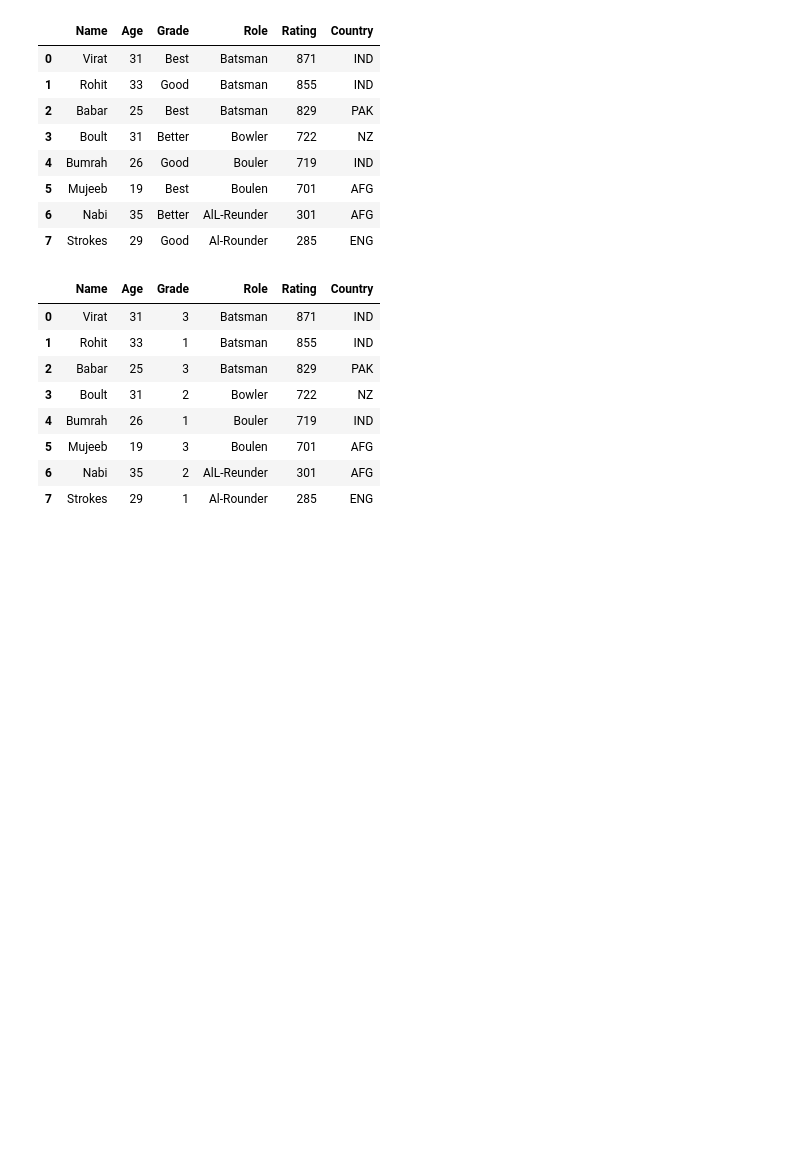
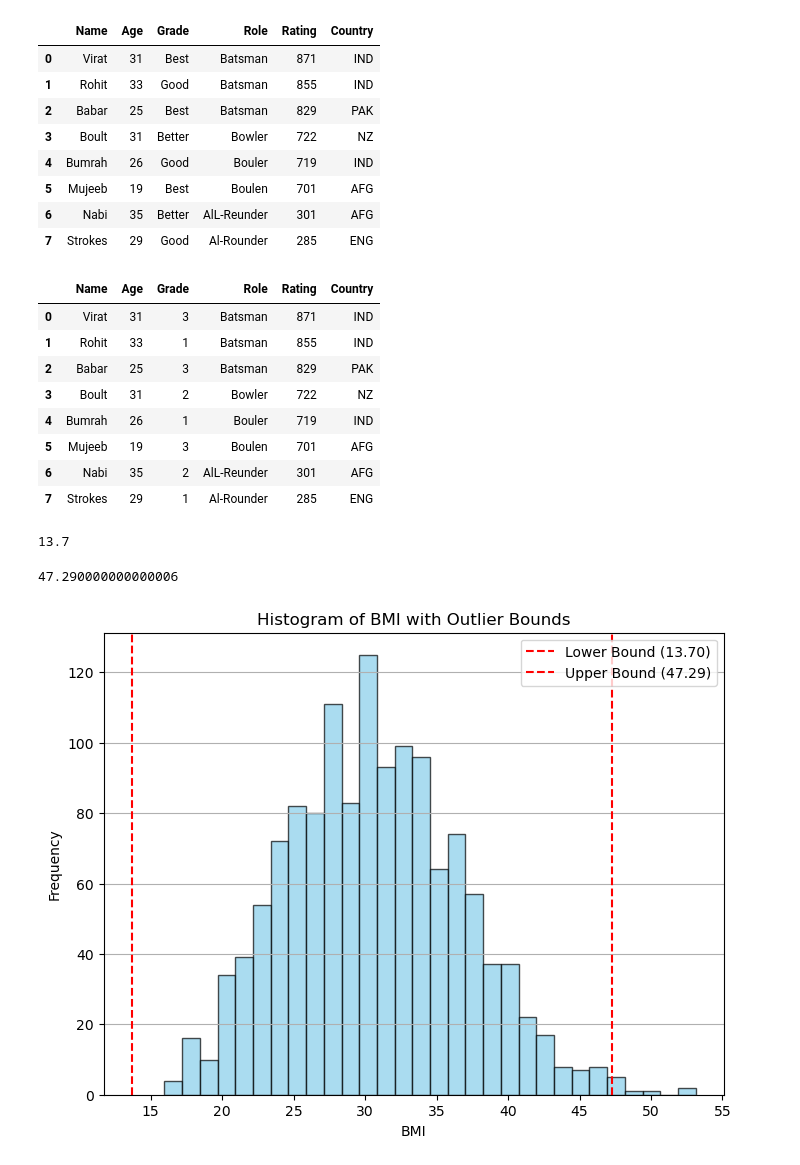
Before and after one commit to Malinda1/data_preprocessing, a Jupyter notebook: data preprocessing.ipynb, the cells around one changed output. Cells and saved outputs as stored; diff of their text form; code cells hidden in the pictures; blank space fills up the shorter version.

Commit message:
Find the outliers in best way

```diff
--- a/data preprocessing.ipynb
+++ b/data preprocessing.ipynb
@@ -427,3 +427,35 @@ cricketers
 | 5 | Mujeeb | 19 | 3 | Boulen | 701 | AFG |
 | 6 | Nabi | 35 | 2 | AlL-Reunder | 301 | AFG |
 | 7 | Strokes | 29 | 1 | Al-Rounder | 285 | ENG |
+# %%
+data_02 = pd.read_csv(f'Insurance.csv')
+# %%
+q1 = data_02['bmi'].quantile(0.25)
+q3 =  data_02['bmi'].quantile(0.75)
+
+iqr = q3 - q1
+
+lower_bound = q1 - 1.5 * iqr
+upper_bound = q3 + 1.5 * iqr
+# %%
+lower_bound
+# %% [output]
+13.7
+# %%
+upper_bound
+# %% [output]
+47.290000000000006
+# %%
+
+plt.figure(figsize=(8, 6))
+plt.hist(data_02['bmi'], bins=30, color='skyblue', edgecolor='black', alpha=0.7)
+plt.axvline(lower_bound, color='red', linestyle='--', label=f'Lower Bound ({lower_bound:.2f})')
+plt.axvline(upper_bound, color='red', linestyle='--', label=f'Upper Bound ({upper_bound:.2f})')
+plt.title('Histogram of BMI with Outlier Bounds')
+plt.xlabel('BMI')
+plt.ylabel('Frequency')
+plt.legend()
+plt.grid(axis='y')
+plt.show()
+# %% [output]
+[figure, added]
```
